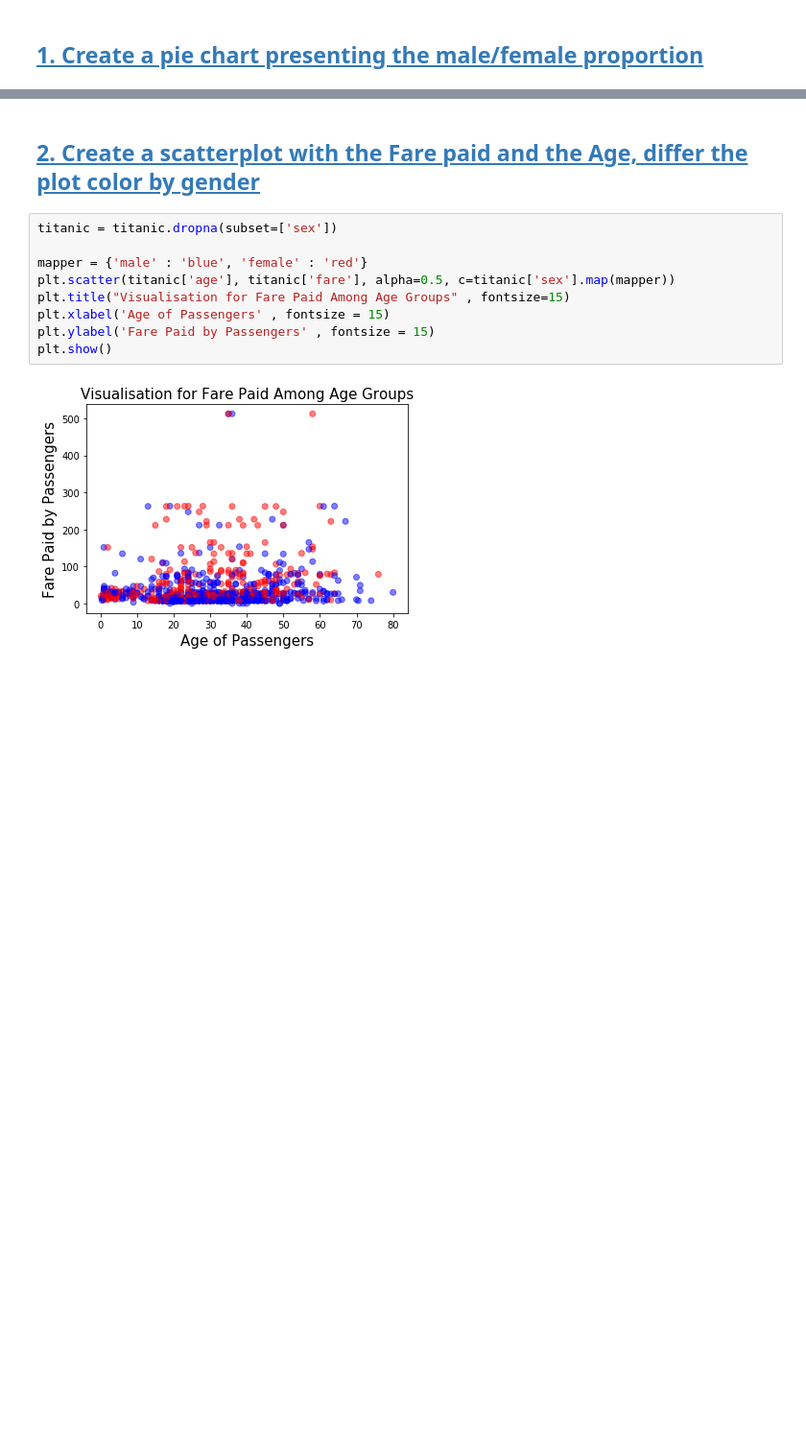
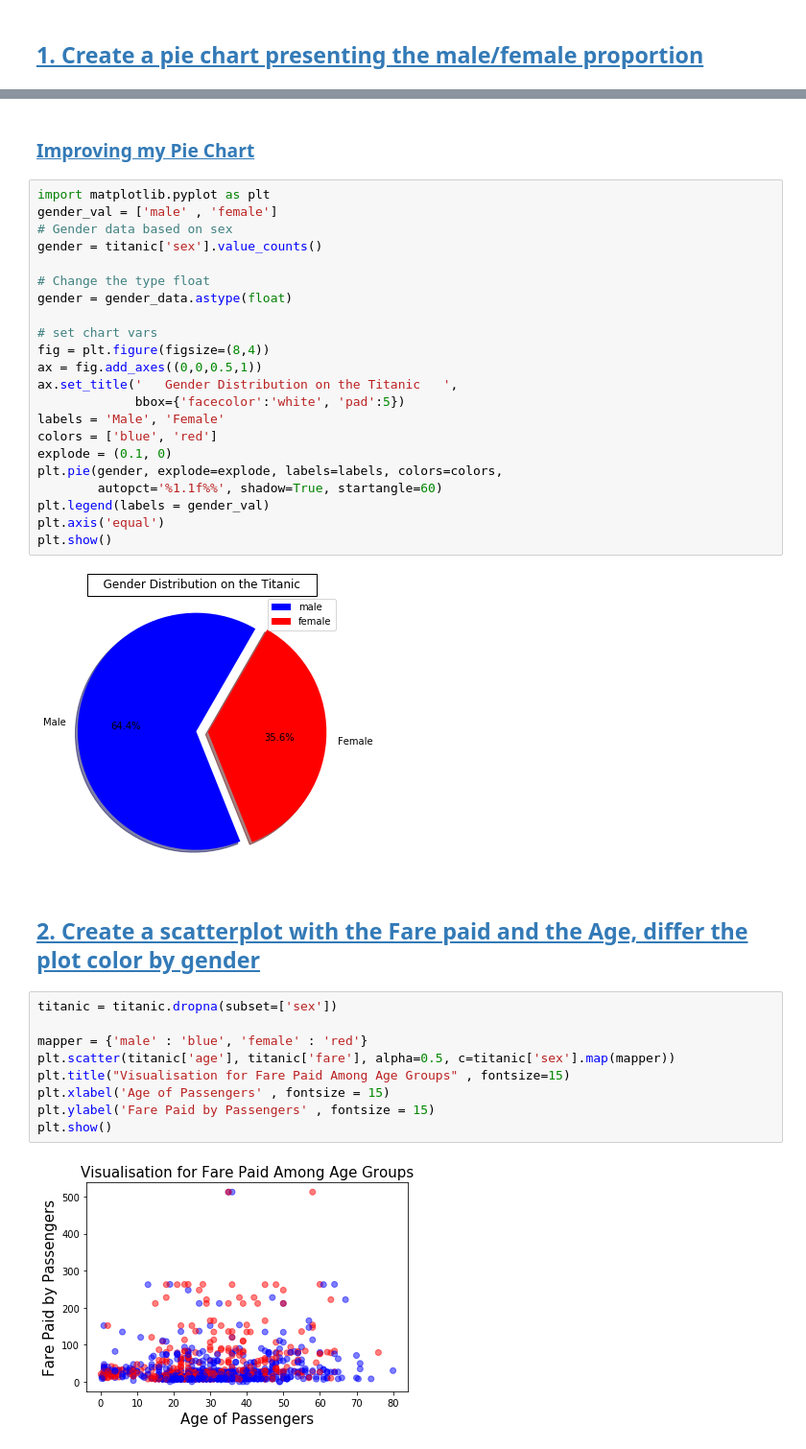
Before and after one commit to RancyChepchirchir/Assignments, a Jupyter notebook: 06_Assignment_number6.ipynb, the cells around one changed output, grey strips where cells are left out. Shown at 96% size. Saved outputs shown, nothing was run; the diff lists cells and outputs as text; blank space fills up the shorter version.

```diff
--- a/06_Assignment_number6.ipynb
+++ b/06_Assignment_number6.ipynb
@@ -37,3 +37,29 @@ plt.show()
+# %% [markdown]
+### [Improving my Pie Chart](#0)
+# %%
+import matplotlib.pyplot as plt
+gender_val = ['male' , 'female']
+# Gender data based on sex
+gender = titanic['sex'].value_counts()
+
+# Change the type float
+gender = gender_data.astype(float)
+
+# set chart vars
+fig = plt.figure(figsize=(8,4))
+ax = fig.add_axes((0,0,0.5,1))
+ax.set_title('   Gender Distribution on the Titanic   ',
+             bbox={'facecolor':'white', 'pad':5})
+labels = 'Male', 'Female'
+colors = ['blue', 'red']
+explode = (0.1, 0)
+plt.pie(gender, explode=explode, labels=labels, colors=colors,
+        autopct='%1.1f%%', shadow=True, startangle=60)
+plt.legend(labels = gender_val)
+plt.axis('equal')
+plt.show()
+# %% [output]
+[figure, added]
 # %% [markdown]
 ## [2. Create a scatterplot with the Fare paid and the Age, differ the plot color by gender](#0)
 # %%
```
Also changed, not shown: parts of 1 cell of this notebook.
